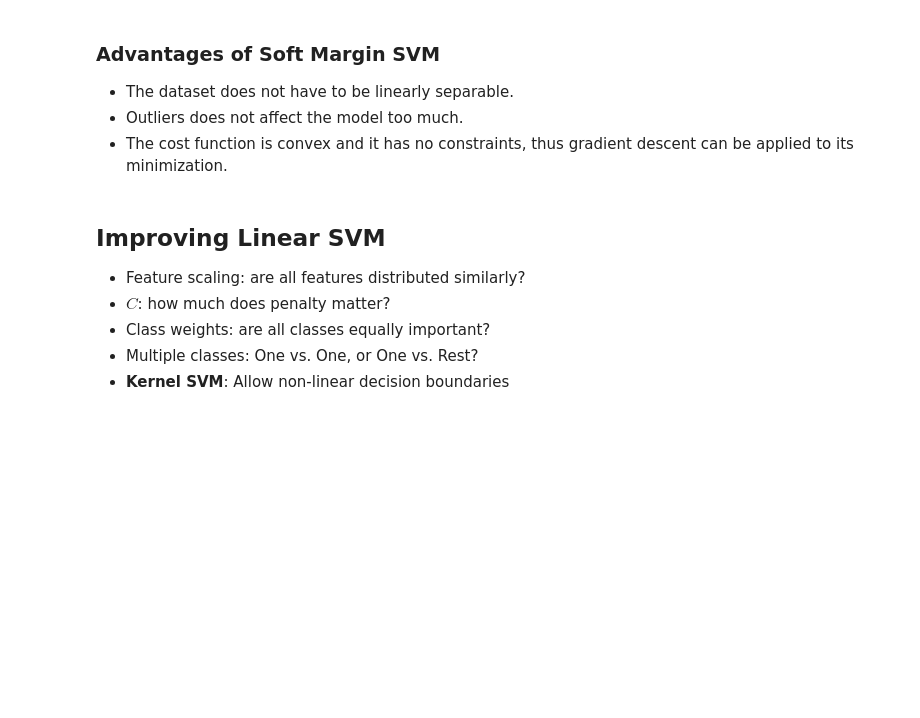
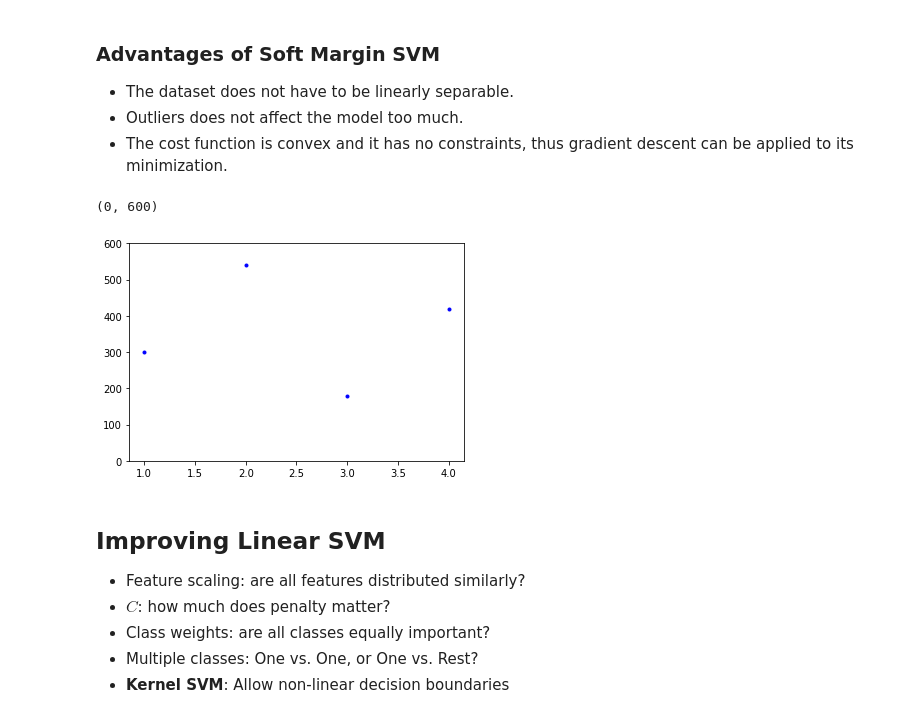
Before and after one commit to ch00226855/CMP414-765_Spring2020, a Jupyter notebook: Week08_SupportVectorMachine.ipynb, the cells around one changed output. Saved outputs shown, nothing was run; the diff lists cells and outputs as text; code cells hidden in the pictures; blank space fills up the shorter version.

```diff
--- a/Week08_SupportVectorMachine.ipynb
+++ b/Week08_SupportVectorMachine.ipynb
@@ -208,6 +274,15 @@ To avoid these issues, it is preferable to use a more flexible model. The object
 - The dataset does not have to be linearly separable.
 - Outliers does not affect the model too much.
 - The cost function is convex and it has no constraints, thus gradient descent can be applied to its minimization.
+# %%
+x1 = [1, 2, 3, 4]
+x2 = [5, 9, 3, 7] # number of hours
+x2 = [x * 60 for x in x2] # convert to minutes
+plt.plot(x1, x2, 'b.')
+plt.ylim(0, 600)
+# %% [output]
+(0, 600)
+[figure, added]
 # %% [markdown]
 ## Improving Linear SVM
 - Feature scaling: are all features distributed similarly?
```
Also changed, not shown: parts of 12 cells of this notebook, 1 other file.
